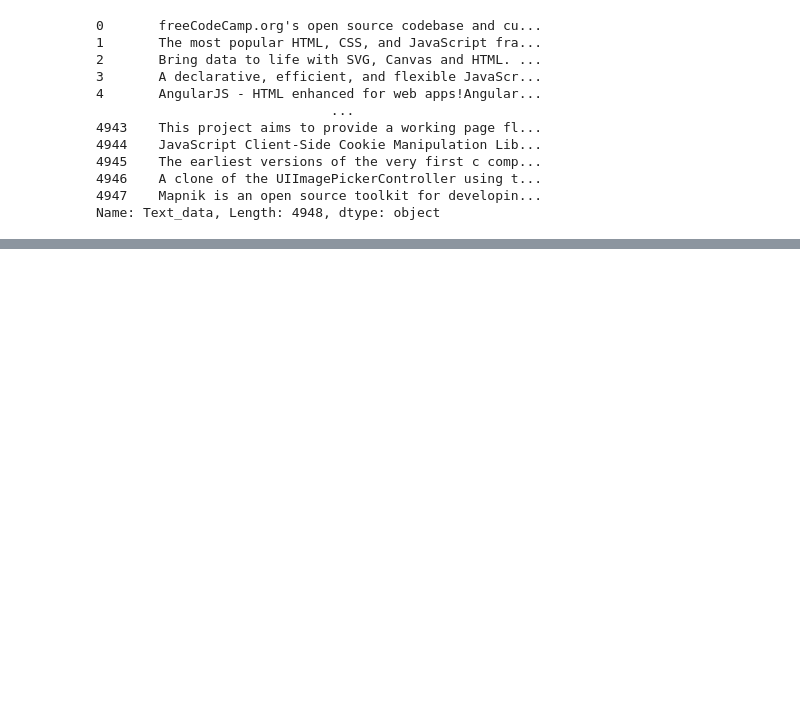
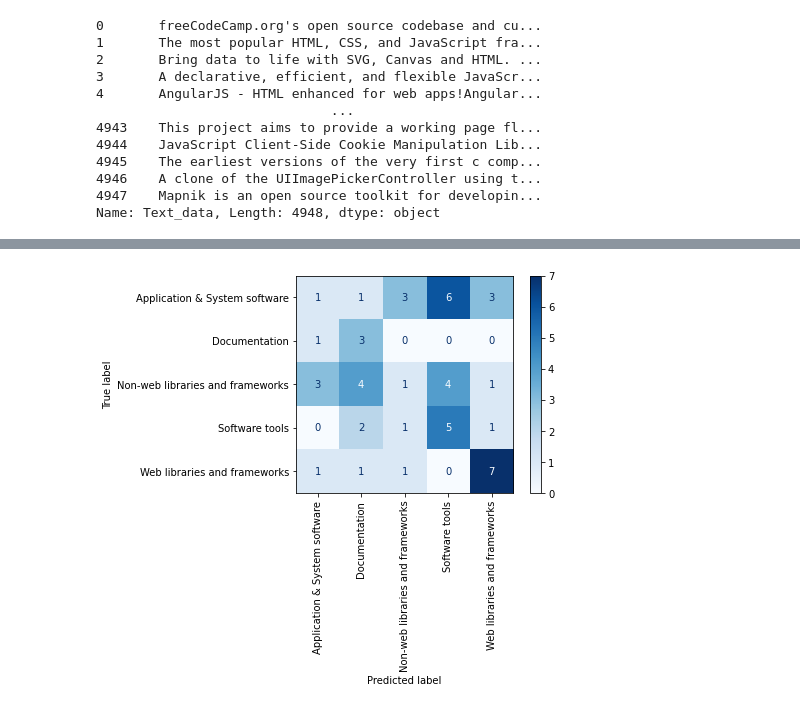
Before and after one commit to fzanart/GHDomains, a Jupyter notebook: Sentence_transformers.ipynb, the cells around one changed output, grey strips where cells are left out. Saved outputs shown, nothing was run; the diff lists cells and outputs as text; code cells hidden in the pictures; blank space fills up the shorter version.

```diff
--- a/Sentence_transformers.ipynb
+++ b/Sentence_transformers.ipynb
@@ -347,0 +388,19 @@ disp = ConfusionMatrixDisplay(confusion_matrix=cnf_matrix, display_labels=target
+# %%
+# transform numbers of stars, forks y releases
+num_lptest = lp[['Stars','Forks', 'Releases']].astype(np.float64)
+num_lpcolumns = num_lptest.columns
+num_lpindex = num_lptest.index
+num_lptest = scaler.transform(num_lptest)
+num_lptest = pd.DataFrame(num_lptest, columns=num_lpcolumns, index=num_lpindex)
+# %%
+# Get same columns to plug into the model
+#%%
+lp_vectors = pd.DataFrame(lp_vectors.tolist(), index=lp.index).add_prefix('Text ')
+lptest  = pd.concat([lp_vectors, cn_lptest, pl_lptest, tp_lptest, ct_lptest, li_lptest, num_lptest], axis=1)
+lptest = lptest.reindex(columns=X_train_columns, fill_value=0)
+# %%
+lp['Domain'] = lp['Domain'].replace('Application & System Software', 'Application & System software')
+# %%
+lp_pred = automl.predict(lptest.to_numpy())
+lp_true = le.transform(lp['Domain'])
+print(classification_report(lp_true, lp_pred, target_names=target_names))
@@ -347,0 +419,5 @@ disp = ConfusionMatrixDisplay(confusion_matrix=cnf_matrix, display_labels=target
+# %%
+cnf_matrix = confusion_matrix(lp_true, lp_pred)
+disp = ConfusionMatrixDisplay(confusion_matrix=cnf_matrix, display_labels=target_names).plot(cmap=plt.cm.Blues, xticks_rotation='vertical')
+# %% [output]
+[figure, added]
```
Also changed, not shown: parts of 17 cells of this notebook.
